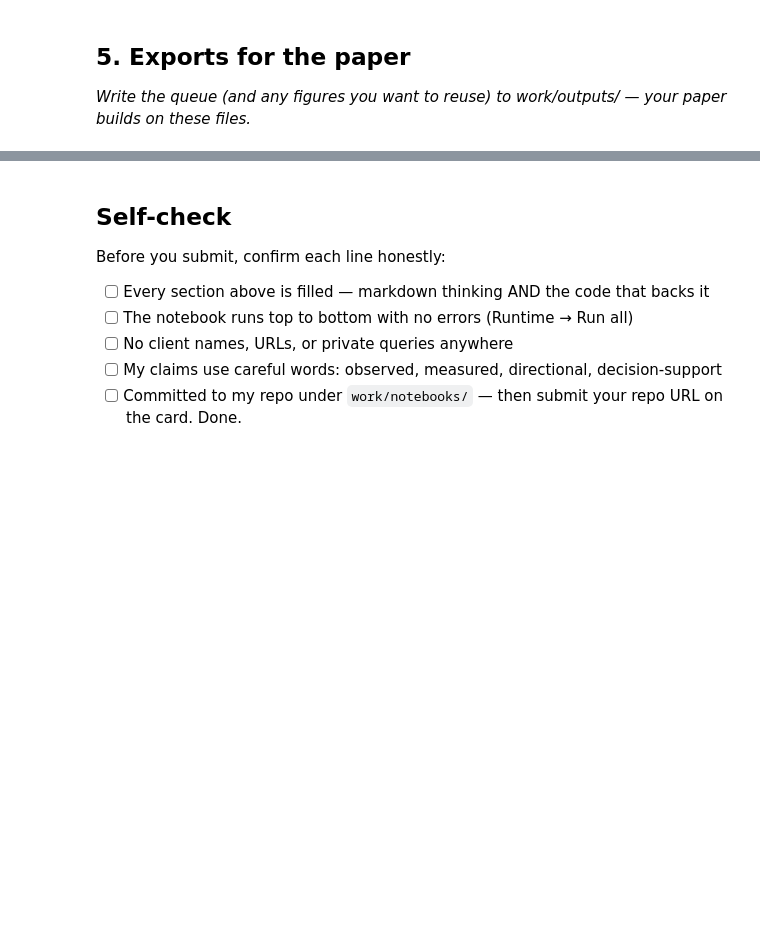
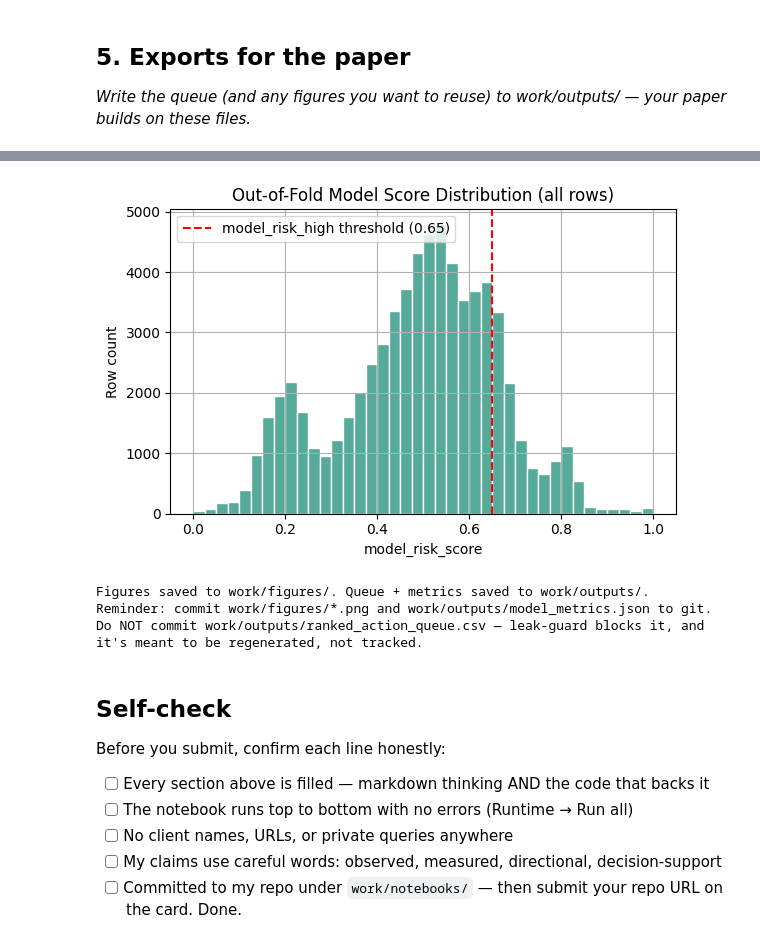
Before and after one commit to Khuld13/ML-intern-starter, a Jupyter notebook: work/notebooks/w07_action_playbook.ipynb, the cells around one changed output, grey strips where cells are left out. Cells and saved outputs as stored; diff of their text form; code cells hidden in the pictures; blank space fills up the shorter version.

```diff
--- a/work/notebooks/w07_action_playbook.ipynb
+++ b/work/notebooks/w07_action_playbook.ipynb
@@ -319,27 +383,0 @@ Queue size: 52947 of 68581 rows flagged for review
-# %%
-def get_reasons(row):
-    codes = []
-    if row['model_risk_high']: codes.append('model_decline_risk')
-    if row['declining_with_demand']: codes.append('declining_with_demand')
-    if row['weak_position_visible']: codes.append('page_one_decay_risk')
-    if row['thin_visible_page']: codes.append('thin_visible_page')
-    if row['low_ctr_visible']: codes.append('low_ctr_visible_page')
-    if row['high_volatility']: codes.append('high_volatility')
-    return codes
-
-df['reason_codes'] = df.apply(get_reasons, axis=1)
-
-def get_action(row):
-    if row['model_risk_high'] and row['declining_with_demand']:
-        return 'Full Refresh', 'Critical'
-    if row['thin_visible_page'] and (row['declining_with_demand'] or row['weak_position_visible']):
-        return 'Expand / Deepen', 'High'
-    if row['low_ctr_visible'] and row['weak_position_visible']:
-        return 'Metadata Fix', 'High'
-    if row['high_volatility']:
-        return 'Monitor', 'Medium'
-    if len(row['reason_codes']) > 0:
-        return 'Review', 'Low'
-    return 'No Action', 'None'
-
-df[['action_type', 'priority_tier']] = df.apply(lambda r: pd.Series(get_action(r)), axis=1)
@@ -409,3 +796,24 @@ print(ranked_queue[['content_hash_id', 'action_type', 'priority_tier', 'model_ri
+# %%
+# Figure B: model score distribution, naive vs grouped context
+fig, ax = plt.subplots(figsize=(6, 4))
+df['model_risk_score'].hist(bins=40, ax=ax, color='#5a9', edgecolor='white')
+ax.axvline(0.65, color='red', linestyle='--', label='model_risk_high threshold (0.65)')
+ax.set_title('Out-of-Fold Model Score Distribution (all rows)')
+ax.set_xlabel('model_risk_score')
+ax.set_ylabel('Row count')
+ax.legend()
+plt.tight_layout()
+plt.savefig('work/figures/score_distribution.png', dpi=150)
+plt.show()
+
+print("\nFigures saved to work/figures/. Queue + metrics saved to work/outputs/.")
+print("Reminder: commit work/figures/*.png and work/outputs/model_metrics.json to git.")
+print("Do NOT commit work/outputs/ranked_action_queue.csv — leak-guard blocks it, and it's meant to be regenerated, not tracked.")
+# %% [output]
+[figure, added]
+Figures saved to work/figures/. Queue + metrics saved to work/outputs/.
+Reminder: commit work/figures/*.png and work/outputs/model_metrics.json to git.
+Do NOT commit work/outputs/ranked_action_queue.csv — leak-guard blocks it, and it's meant to be regenerated, not tracked.
 # %% [markdown]
 ## Self-check
 
```
Also changed, not shown: parts of 21 cells of this notebook.
